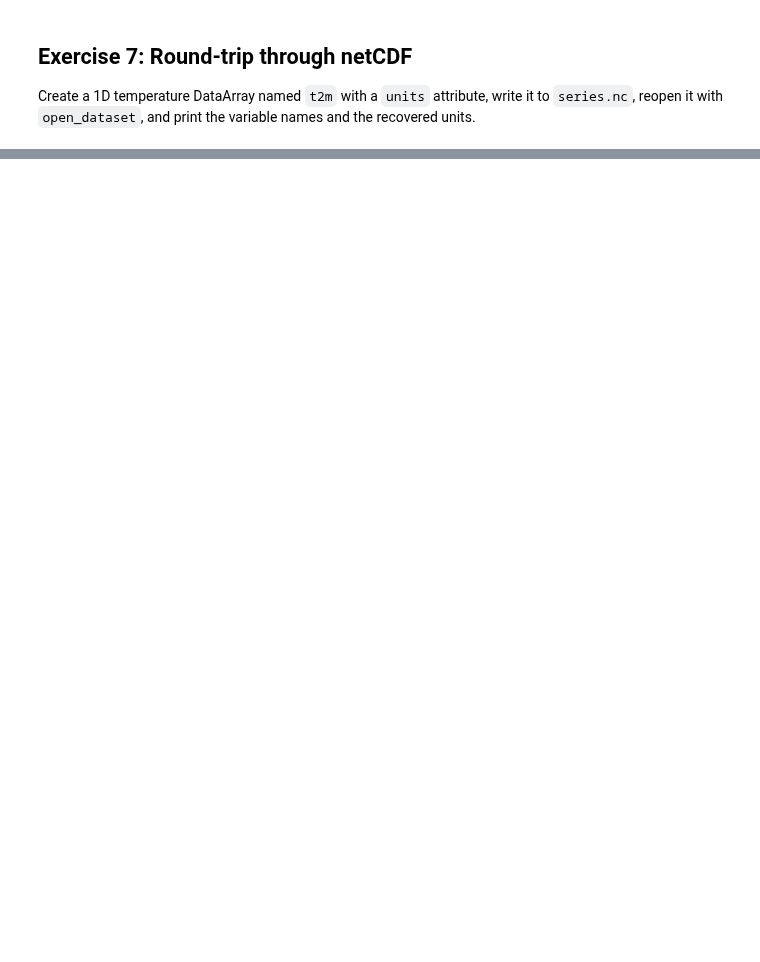
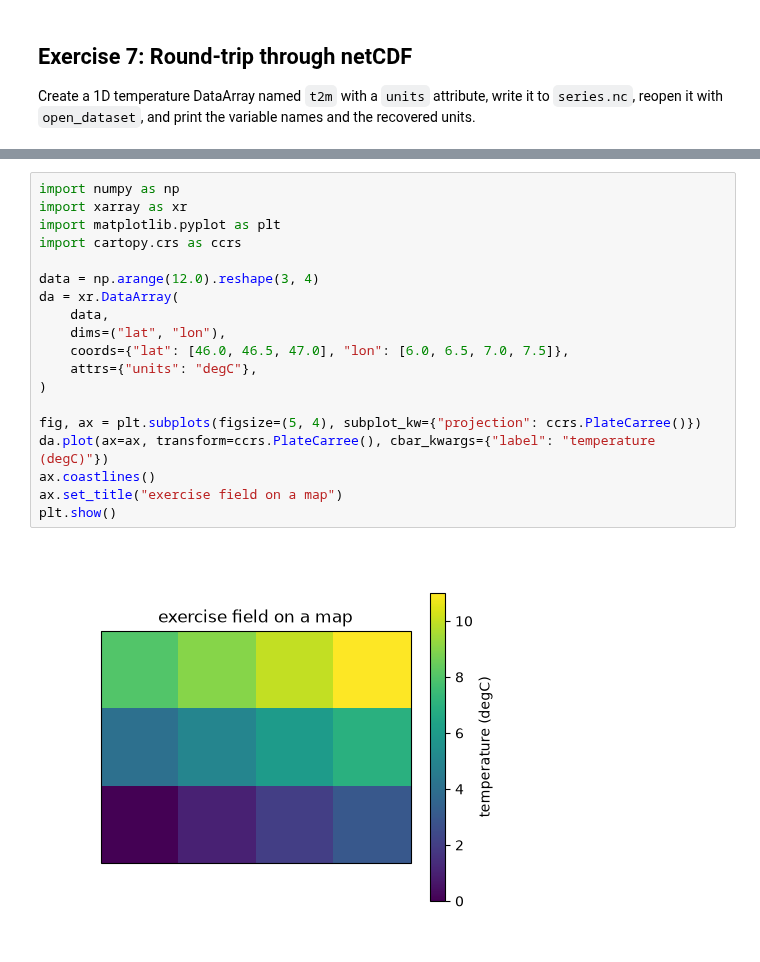
Before and after one commit to gse-unil/2026_MLEES_book, a Jupyter notebook: part-I/04-matplotlib-and-xarray-solutions.ipynb, the cells around one changed output, grey strips where cells are left out. Cells and saved outputs as stored; diff of their text form; blank space fills up the shorter version.

```diff
--- a/part-I/04-matplotlib-and-xarray-solutions.ipynb
+++ b/part-I/04-matplotlib-and-xarray-solutions.ipynb
@@ -168,0 +174,21 @@ reopened.close()
+# %%
+import numpy as np
+import xarray as xr
+import matplotlib.pyplot as plt
+import cartopy.crs as ccrs
+
+data = np.arange(12.0).reshape(3, 4)
+da = xr.DataArray(
+    data,
+    dims=("lat", "lon"),
+    coords={"lat": [46.0, 46.5, 47.0], "lon": [6.0, 6.5, 7.0, 7.5]},
+    attrs={"units": "degC"},
+)
+
+fig, ax = plt.subplots(figsize=(5, 4), subplot_kw={"projection": ccrs.PlateCarree()})
+da.plot(ax=ax, transform=ccrs.PlateCarree(), cbar_kwargs={"label": "temperature (degC)"})
+ax.coastlines()
+ax.set_title("exercise field on a map")
+plt.show()
+# %% [output]
+[figure, added]
```
Also changed, not shown: parts of 16 cells of this notebook, 37 other files.
